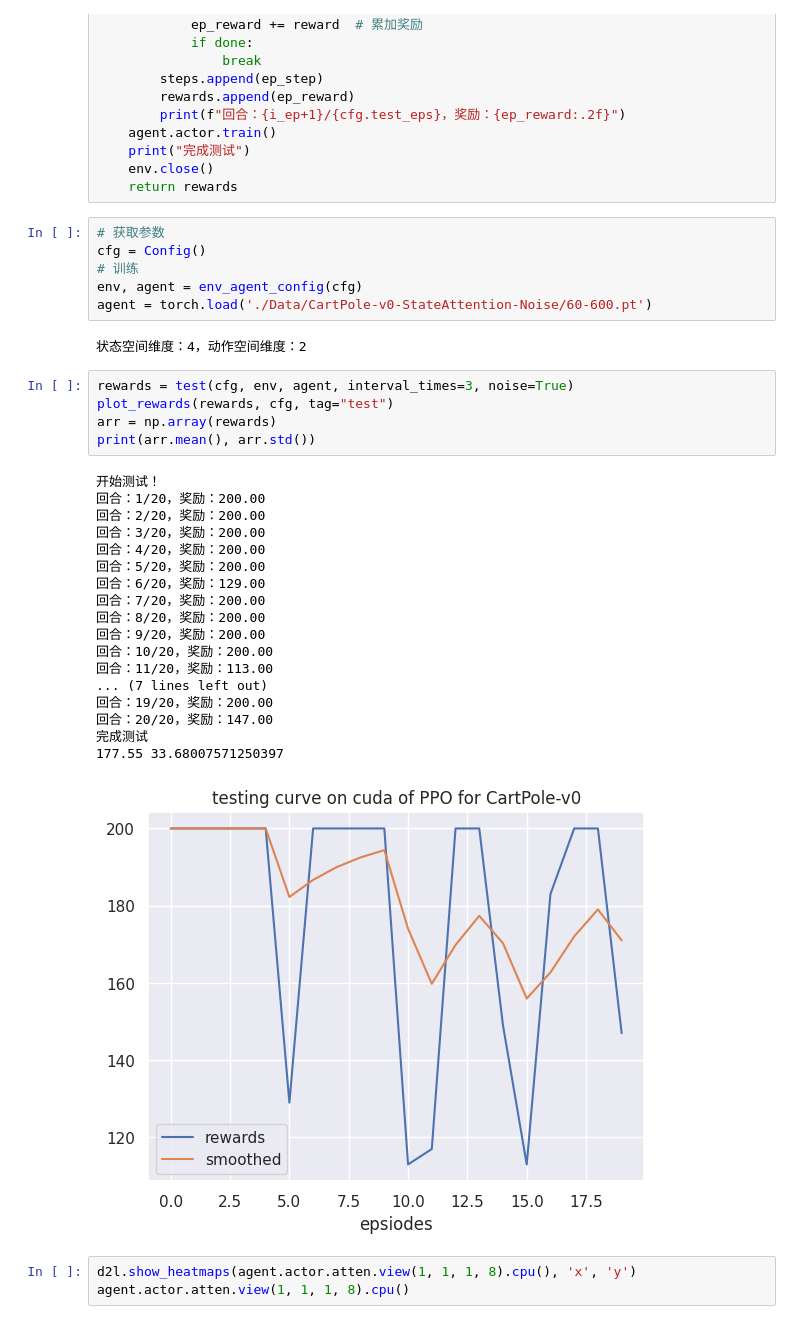
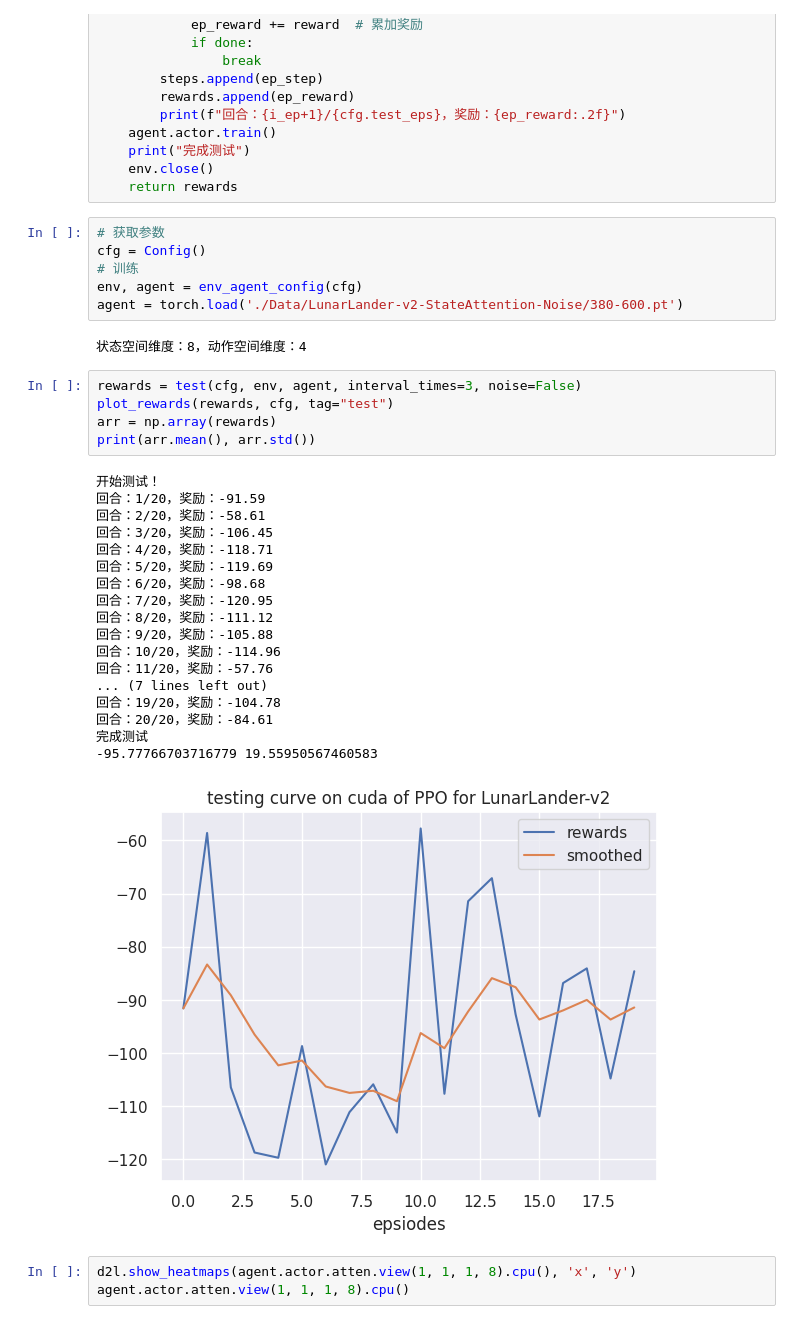
Before and after one commit to Linquer/Ubuntu2004WorkSpace, a Jupyter notebook: AttentionRL/StateAttentionPPO/02-NoisyTest.ipynb, the cells around one changed output. Saved outputs shown, nothing was run; the diff lists cells and outputs as text.

Commit message:
finish compare Lunar none and noise

```diff
--- a/AttentionRL/StateAttentionPPO/02-NoisyTest.ipynb
+++ b/AttentionRL/StateAttentionPPO/02-NoisyTest.ipynb
@@ -44,33 +44,33 @@ def test(cfg, env, agent, interval_times, noise=False):
 cfg = Config()
 # 训练
 env, agent = env_agent_config(cfg)
-agent = torch.load('./Data/CartPole-v0-StateAttention-Noise/60-600.pt')
+agent = torch.load('./Data/LunarLander-v2-StateAttention-Noise/380-600.pt')
 # %% [output]
-状态空间维度：4，动作空间维度：2
+状态空间维度：8，动作空间维度：4
 # %%
-rewards = test(cfg, env, agent, interval_times=3, noise=True)
+rewards = test(cfg, env, agent, interval_times=3, noise=False)
 plot_rewards(rewards, cfg, tag="test")
 arr = np.array(rewards)
 print(arr.mean(), arr.std())
 # %% [output]
 开始测试！
-回合：1/20，奖励：200.00
-回合：2/20，奖励：200.00
-回合：3/20，奖励：200.00
-回合：4/20，奖励：200.00
-回合：5/20，奖励：200.00
-回合：6/20，奖励：129.00
-回合：7/20，奖励：200.00
-回合：8/20，奖励：200.00
-回合：9/20，奖励：200.00
-回合：10/20，奖励：200.00
-回合：11/20，奖励：113.00
+回合：1/20，奖励：-91.59
+回合：2/20，奖励：-58.61
+回合：3/20，奖励：-106.45
+回合：4/20，奖励：-118.71
+回合：5/20，奖励：-119.69
+回合：6/20，奖励：-98.68
+回合：7/20，奖励：-120.95
+回合：8/20，奖励：-111.12
+回合：9/20，奖励：-105.88
+回合：10/20，奖励：-114.96
+回合：11/20，奖励：-57.76
 ... (7 lines left out)
-回合：19/20，奖励：200.00
-回合：20/20，奖励：147.00
+回合：19/20，奖励：-104.78
+回合：20/20，奖励：-84.61
 完成测试
-177.55 33.68007571250397
+-95.77766703716779 19.55950567460583
-[figure, old version]
+[figure, new version]
 # %%
 d2l.show_heatmaps(agent.actor.atten.view(1, 1, 1, 8).cpu(), 'x', 'y')
 agent.actor.atten.view(1, 1, 1, 8).cpu()
```
Also changed, not shown: 10 other files.
